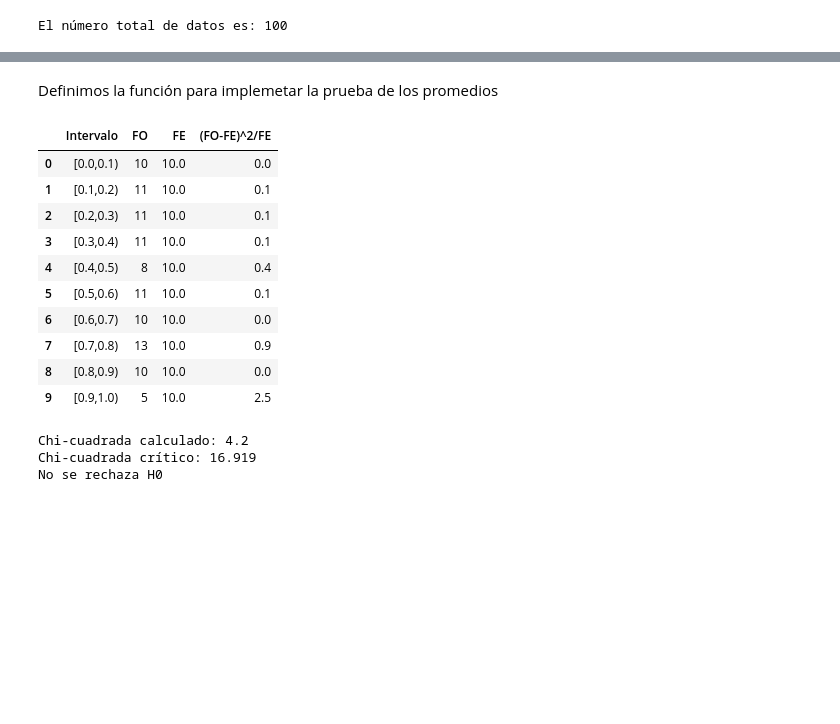
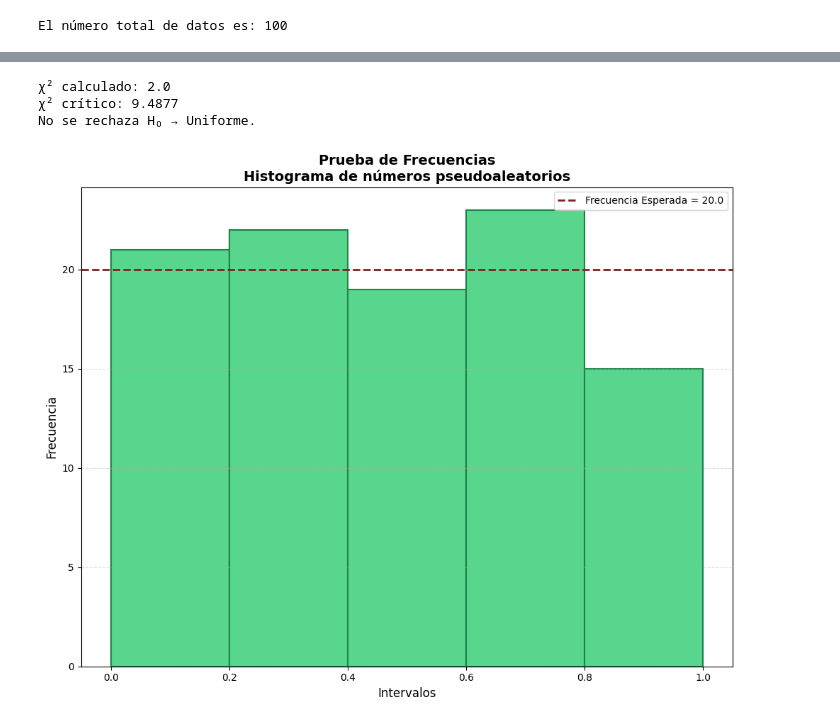
Before and after one commit to KarlaMichelleSorianoSanhez/Simulacion-I, a Jupyter notebook: prueba_frecuencias.ipynb, the cells around one changed output, grey strips where cells are left out. Saved outputs shown, nothing was run; the diff lists cells and outputs as text; code cells hidden in the pictures; blank space fills up the shorter version.

```diff
--- a/prueba_frecuencias.ipynb
+++ b/prueba_frecuencias.ipynb
@@ -174,2 +192,0 @@ tabla
-# %% [markdown]
-Definimos la función para implemetar la prueba de los promedios
@@ -207,31 +193,49 @@ def prueba_frecuencias(datos, k, alpha):
-# %%
-k = 10
-alpha = 0.05
-
-tabla, chi_calc, chi_crit = prueba_frecuencias(data, k, alpha)
-
-tabla
-# %% [output]
-|  | Intervalo | FO | FE | (FO-FE)^2/FE |
-| 0 | [0.0,0.1) | 10 | 10.0 | 0.0 |
-| 1 | [0.1,0.2) | 11 | 10.0 | 0.1 |
-| 2 | [0.2,0.3) | 11 | 10.0 | 0.1 |
-| 3 | [0.3,0.4) | 11 | 10.0 | 0.1 |
-| 4 | [0.4,0.5) | 8 | 10.0 | 0.4 |
-| 5 | [0.5,0.6) | 11 | 10.0 | 0.1 |
-| 6 | [0.6,0.7) | 10 | 10.0 | 0.0 |
-| 7 | [0.7,0.8) | 13 | 10.0 | 0.9 |
-| 8 | [0.8,0.9) | 10 | 10.0 | 0.0 |
-| 9 | [0.9,1.0) | 5 | 10.0 | 2.5 |
 # %%
-print("Chi-cuadrada calculado:", round(chi_calc,4))
-print("Chi-cuadrada crítico:", round(chi_crit,4))
+print("χ² calculado:", round(chi_calc,4))
+print("χ² crítico:", round(chi_crit,4))
 
 if chi_calc < chi_crit:
-    print("No se rechaza H0")
+    print("No se rechaza H₀ → Uniforme.")
 else:
-    print("Se rechaza H0")
+    print("Se rechaza H₀ → No uniforme.")
 # %% [output]
-Chi-cuadrada calculado: 4.2
-Chi-cuadrada crítico: 16.919
-No se rechaza H0
+χ² calculado: 2.0
+χ² crítico: 9.4877
+No se rechaza H₀ → Uniforme.
+# %%
+bins = [0,0.2,0.4,0.6,0.8,1.0]
+
+plt.figure(figsize=(10,8))
+
+# Histograma
+plt.hist(data,
+         bins=bins,
+         color="#58D68D",
+         edgecolor="#1D8348",
+         linewidth=1.5)
+
+# Línea de frecuencia esperada
+fe = len(data)/5
+plt.axhline(fe,
+            color="#7B241C",
+            linestyle="--",
+            linewidth=2,
+            label=f"Frecuencia Esperada = {fe}")
+
+# Personalización
+plt.title("Prueba de Frecuencias\nHistograma de números pseudoaleatorios",
+          fontsize=14,
+          fontweight="bold")
+
+plt.xlabel("Intervalos", fontsize=12)
+plt.ylabel("Frecuencia", fontsize=12)
+
+plt.xticks(bins)
+plt.grid(axis='y', linestyle='--', alpha=0.4)
+
+plt.legend()
+plt.tight_layout()
+
+plt.show()
+# %% [output]
+[figure, added]
```
Also changed, not shown: parts of 15 cells of this notebook.
